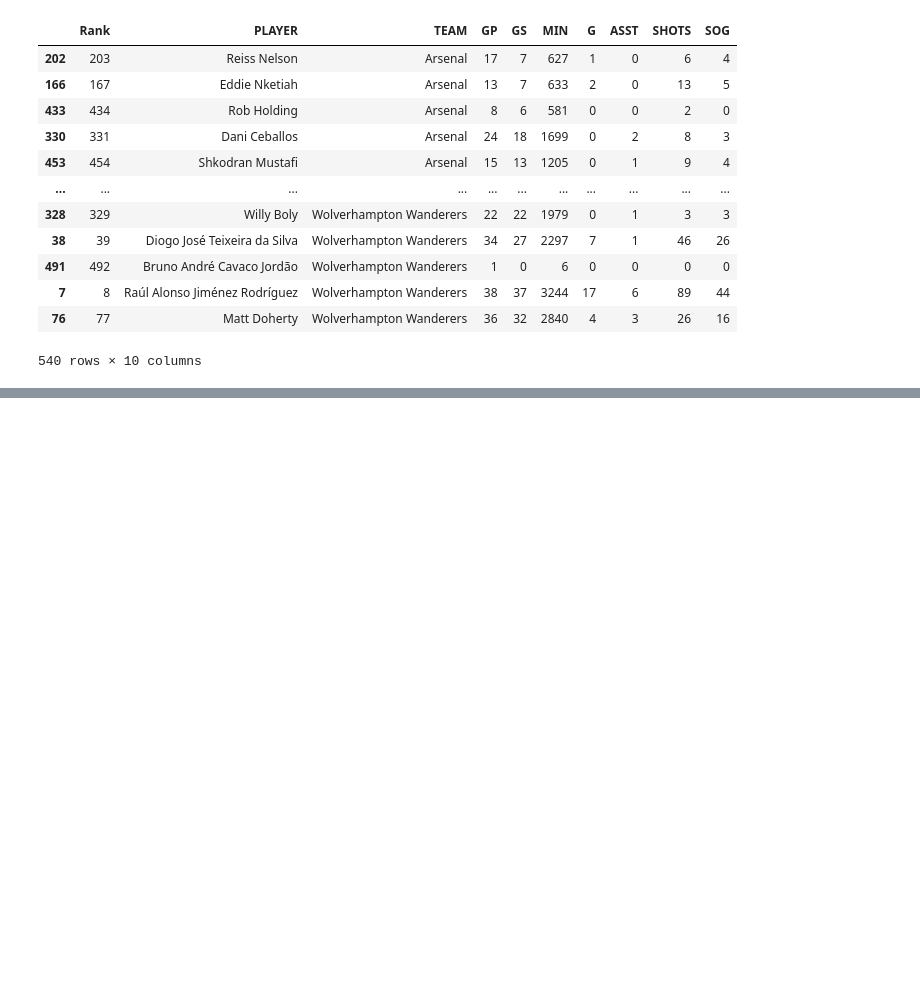
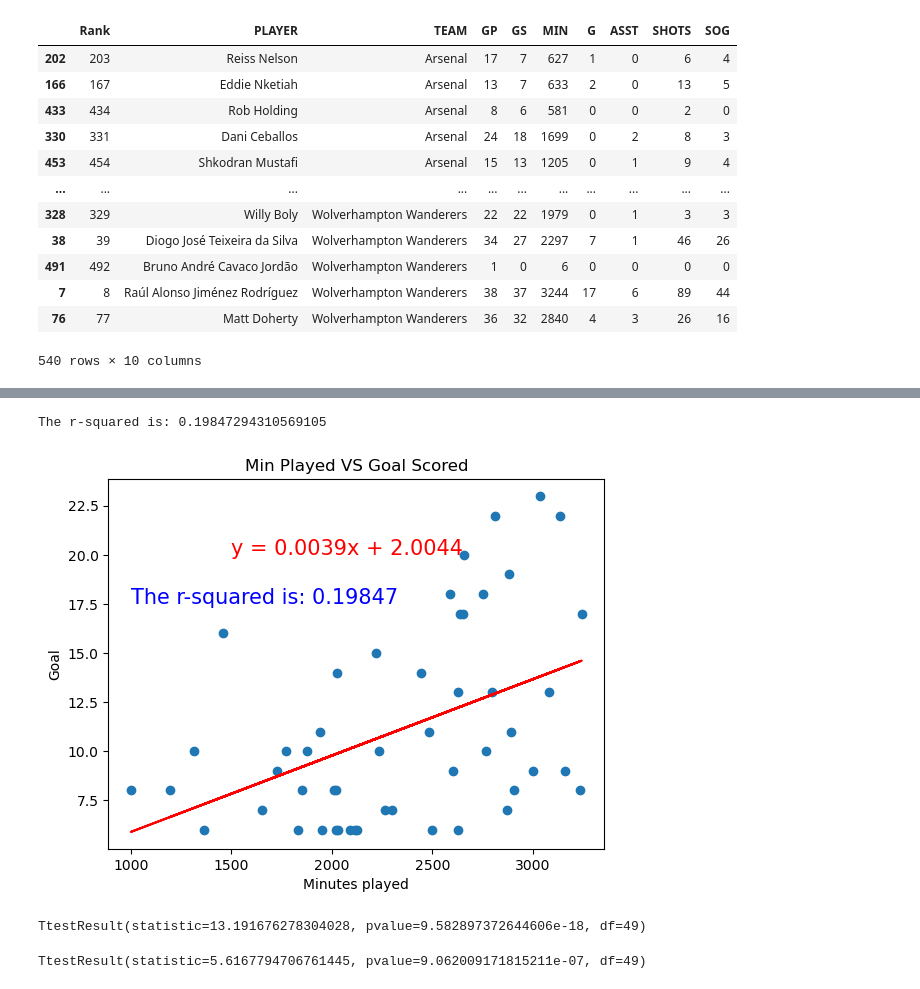
Before and after one commit to vdescioli/project1_PremierGroup, a Jupyter notebook: main.ipynb, the cells around one changed output, grey strips where cells are left out. Cells and saved outputs as stored; diff of their text form; code cells hidden in the pictures; blank space fills up the shorter version.

```diff
--- a/main.ipynb
+++ b/main.ipynb
@@ -75,0 +98,3 @@ player_stats_df.head()
+# %%
+top_players = player_stats_df[player_stats_df["Rank"] <= 50]
+top_players.head()
@@ -75,0 +108,37 @@ player_stats_df.head()
+# %%
+#Scatter plot to shwo minutes played vs Goal Scored.
+plt.scatter(top_players["MIN"],top_players["G"])
+plt.xlabel("Minutes played")
+plt.ylabel("Goal")
+(slope, intercept, rvalue, pvalue, stderr) = linregress(top_players["MIN"], top_players["G"])
+regress_values = top_players["MIN"] * slope + intercept
+line_eq = "y = " + str(round(slope,4)) + "x + " + str(round(intercept,4))
+plt.plot(top_players["MIN"],regress_values,"r-")
+plt.annotate(line_eq,(1500,20),fontsize=15,color="red")
+plt.annotate(f"The r-squared is: {round(rvalue**2,5)}",(1000,17.5),fontsize=15,color="blue")
+plt.show
+#x_values = san_diego_housing['AveRooms']
+#y_values = san_diego_housing['MEDV']
+# (slope, intercept, rvalue, pvalue, stderr) = linregress(x_values, y_values)
+# regress_values = x_values * slope + intercept
+# line_eq = "y = " + str(round(slope,2)) + "x + " + str(round(intercept,2))
+# plt.scatter(x_values,y_values)
+# plt.plot(x_values,regress_values,"r-")
+# plt.annotate(line_eq,(5.8,0.8),fontsize=15,color="red")
+# plt.xlabel('Rooms in House')
+# plt.ylabel('Median House Prices ($100,000)')
+print(f"The r-squared is: {rvalue**2}")
+plt.title("Min Played VS Goal Scored")
+plt.savefig("Images/lineConfig.png")
+plt.show()
+# %% [output]
+The r-squared is: 0.19847294310569105
+[figure, added]
+# %%
+st.ttest_1samp(top_players["G"], player_stats_df["G"].mean())
+# %% [output]
+TtestResult(statistic=13.191676278304028, pvalue=9.582897372644606e-18, df=49)
+# %%
+st.ttest_1samp(top_players["ASST"], player_stats_df["ASST"].mean())
+# %% [output]
+TtestResult(statistic=5.6167794706761445, pvalue=9.062009171815211e-07, df=49)
```
Also changed, not shown: parts of 20 cells of this notebook, 6 other files.
